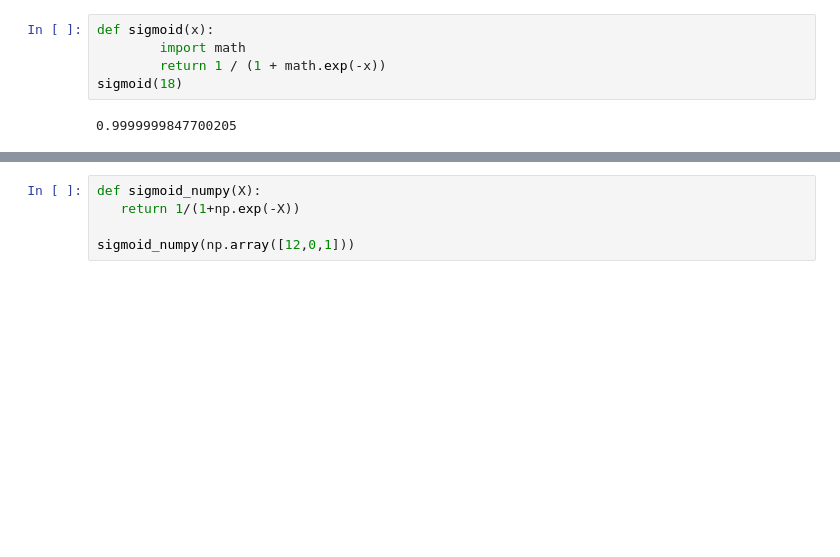
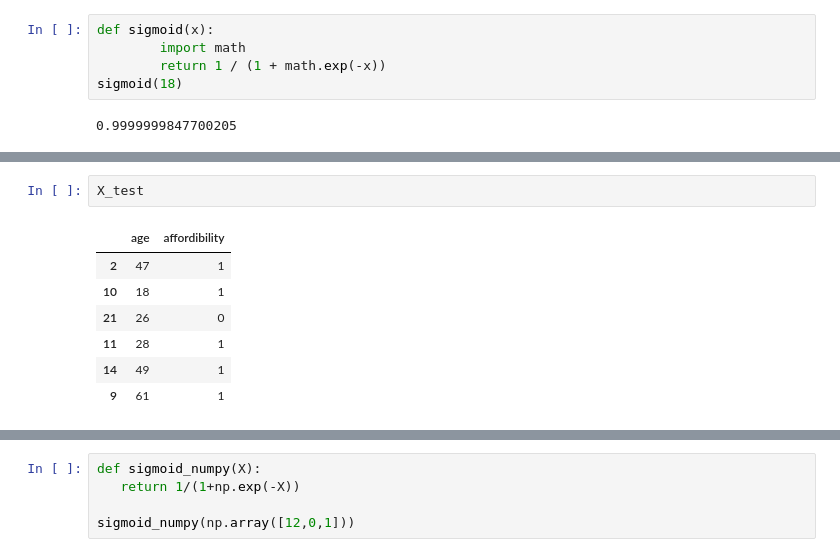
Before and after one commit to aditishraq/Deep-Learning, a Jupyter notebook: Neural Network/Untitled.ipynb, the cells around one changed output, grey strips where cells are left out. Saved outputs shown, nothing was run; the diff lists cells and outputs as text; blank space fills up the shorter version.

```diff
--- a/Neural Network/Untitled.ipynb
+++ b/Neural Network/Untitled.ipynb
@@ -89,0 +101,10 @@ sigmoid(18)
+# %%
+X_test
+# %% [output]
+|  | age | affordibility |
+| 2 | 47 | 1 |
+| 10 | 18 | 1 |
+| 21 | 26 | 0 |
+| 11 | 28 | 1 |
+| 14 | 49 | 1 |
+| 9 | 61 | 1 |
```
Also changed, not shown: parts of 8 cells of this notebook.
